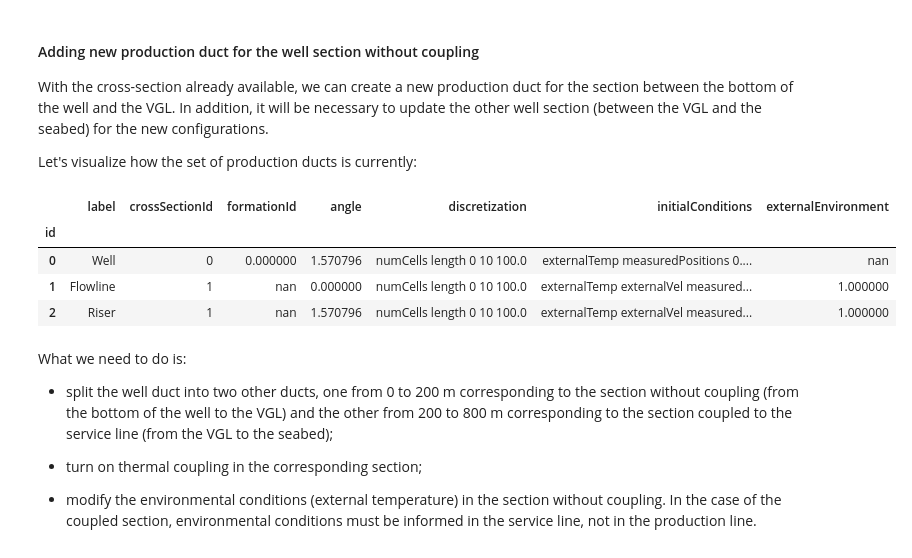
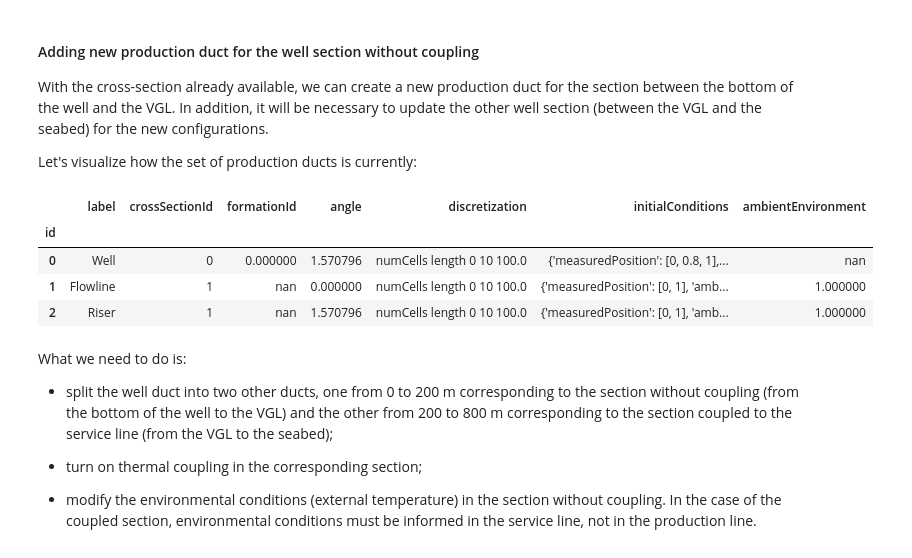
Before and after one commit to pedrorigon/marlim3, a Jupyter notebook: docs/tutorials/3-gas_lift.ipynb, the cells around one changed output. Drawn from its saved outputs; the diff is of its cells as text; code cells hidden in the pictures.

```diff
--- a/docs/tutorials/3-gas_lift.ipynb
+++ b/docs/tutorials/3-gas_lift.ipynb
@@ -196,7 +196,7 @@ well_production_cross_section_2 = copy.deepcopy(base_case_vgl.crossSection[0])
 
 well_production_cross_section_2['id'] = 2
 well_production_cross_section_2['label'] = 'Well cross-section - uncoupled section'
-well_production_cross_section_2['layers'] = [well_production_cross_section_2['layers'][0]]
+well_production_cross_section_2['layer'] = [well_production_cross_section_2['layer'][0]]
 
 base_case_vgl.crossSection.append(well_production_cross_section_2)
 # %% [markdown]
@@ -206,13 +206,13 @@ With the cross-section already available, we can create a new production duct fo
 
 Let's visualize how the set of production ducts is currently:
 # %%
-base_case_vgl.display_table('productionDucts')
+base_case_vgl.display_table('productionPipe')
 # %% [output]
-|  | label | crossSectionId | formationId | angle | discretization | initialConditions | externalEnvironment |
+|  | label | crossSectionId | formationId | angle | discretization | initialConditions | ambientEnvironment |
 | id |  |  |  |  |  |  |  |
-| 0 | Well | 0 | 0.000000 | 1.570796 | numCells length 0 10 100.0 | externalTemp measuredPositions 0.... | nan |
-| 1 | Flowline | 1 | nan | 0.000000 | numCells length 0 10 100.0 | externalTemp externalVel measured... | 1.000000 |
-| 2 | Riser | 1 | nan | 1.570796 | numCells length 0 10 100.0 | externalTemp externalVel measured... | 1.000000 |
+| 0 | Well | 0 | 0.000000 | 1.570796 | numCells length 0 10 100.0 | {'measuredPosition': [0, 0.8, 1],... | nan |
+| 1 | Flowline | 1 | nan | 0.000000 | numCells length 0 10 100.0 | {'measuredPosition': [0, 1], 'amb... | 1.000000 |
+| 2 | Riser | 1 | nan | 1.570796 | numCells length 0 10 100.0 | {'measuredPosition': [0, 1], 'amb... | 1.000000 |
 # %% [markdown]
 What we need to do is:
 
```
Also changed, not shown: parts of 20 cells of this notebook, 10 other files.
